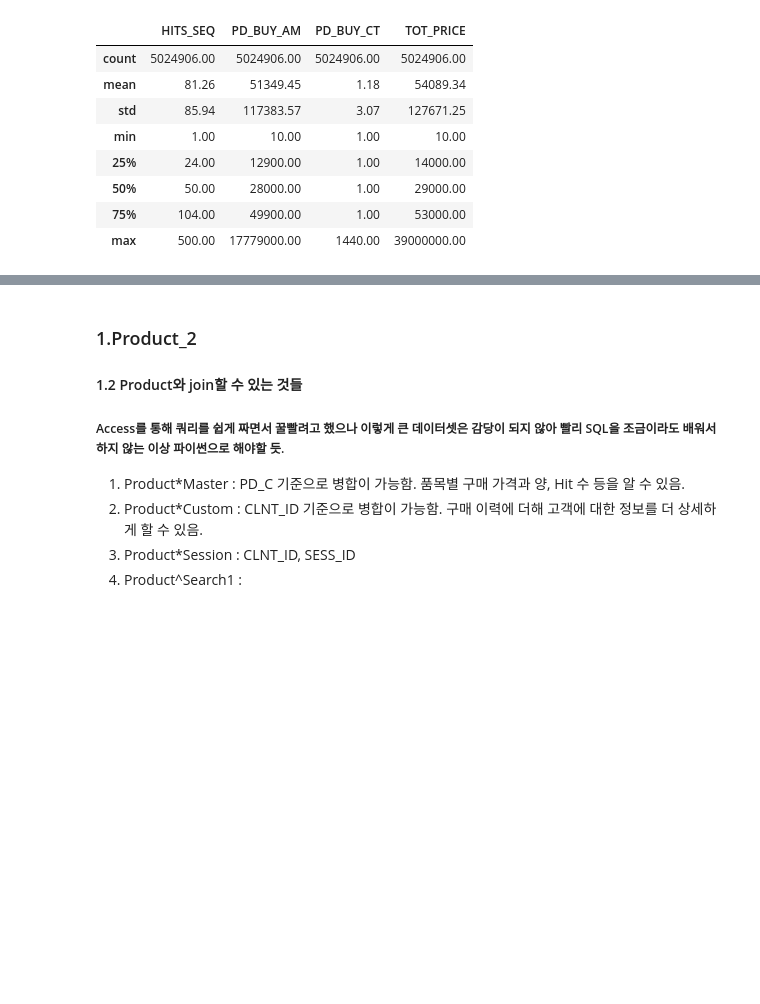
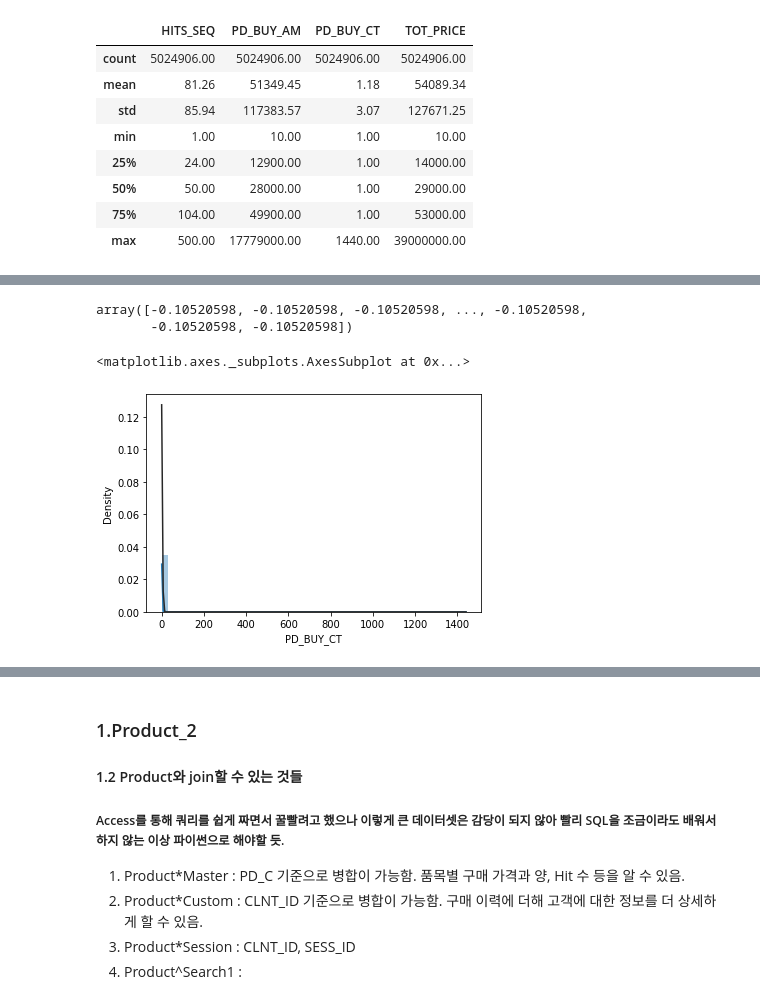
Before and after one commit to chldnjstjr/Lpoint, a Jupyter notebook: 1st_EDA.ipynb, the cells around one changed output, grey strips where cells are left out. Cells and saved outputs as stored; diff of their text form; code cells hidden in the pictures; blank space fills up the shorter version.

```diff
--- a/1st_EDA.ipynb
+++ b/1st_EDA.ipynb
@@ -93,0 +117,33 @@ sns.distplot(prd['PD_BUY_CT'], color="green")
+# %%
+# 11.8 히스토그램 정규화해서 시각화 좀 제대로. 표로는 한 눈에 안들어옴.
+# Standardization using zscore() of scipy.stats
+import scipy.stats as ss
+data_standadized_ss = ss.zscore(prd['PD_BUY_AM'])
+data_standadized_ss
+
+# Using numpy, z = (x-mean)/std
+#from numpy import *
+#data_standadized_np = (prd['PD_BUY_AM'] - mean(prd['PD_BUY_AM'], axis=0)) / std(prd['PD_BUY_AM'], axis=0)
+#data_standadized_np
+#mean(data_standadized_np, axis=0)
+#std(data_standadized_np, axis=0)
+
+# sklearn.preprocessing 을 이용한 표준화 : StandardScaler().fit_transform()
+# from sklearn.preprocessing import StandardScaler
+# ata_standadized_skl = StandardScaler().fit_transform(data)
+# data_standadized_skl
+
+#출처 https://rfriend.tistory.com/tag/standardization
+# %% [output]
+array([-0.10520598, -0.10520598, -0.10520598, ..., -0.10520598,
+       -0.10520598, -0.10520598])
+# %%
+# 히스토그램 그릴 때는 위와 같이 굳이 표준화 거칠 필요 없음.
+from scipy.stats import norm
+sns.distplot(prd['PD_BUY_CT'], fit=norm)
+plt.show()
+#아이 씨팔 너무 한 두개 구매에 몰려있음. 1~2개 구매가 전체 구매의 몇 퍼센트를 차지하는지 그냥 수치 보여주는게 더 좋을 듯
+#출처 https://seaborn.pydata.org/generated/seaborn.distplot.html
+# %% [output]
+<matplotlib.axes._subplots.AxesSubplot at 0x...>
+[figure, added]
```
Also changed, not shown: parts of 17 cells of this notebook.
